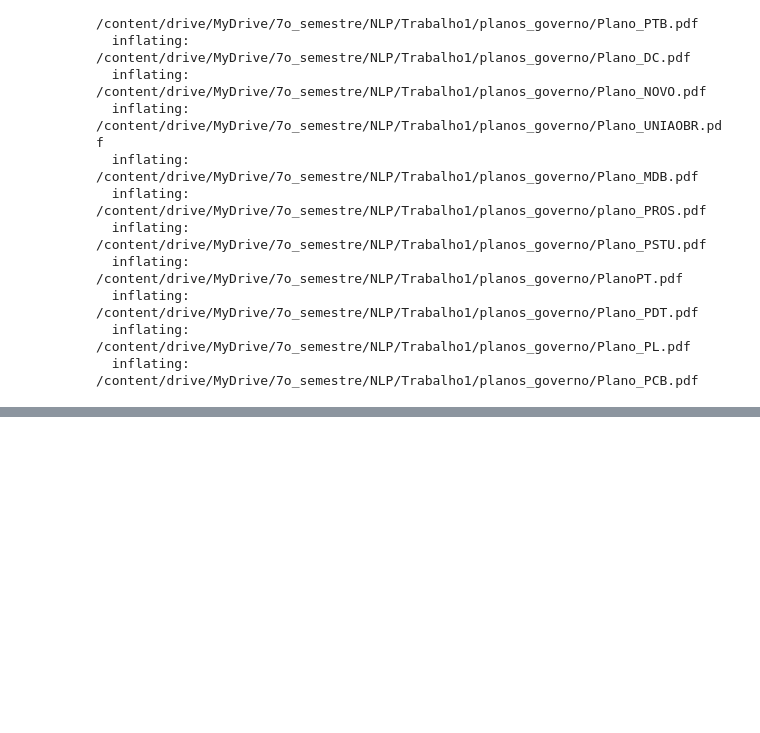
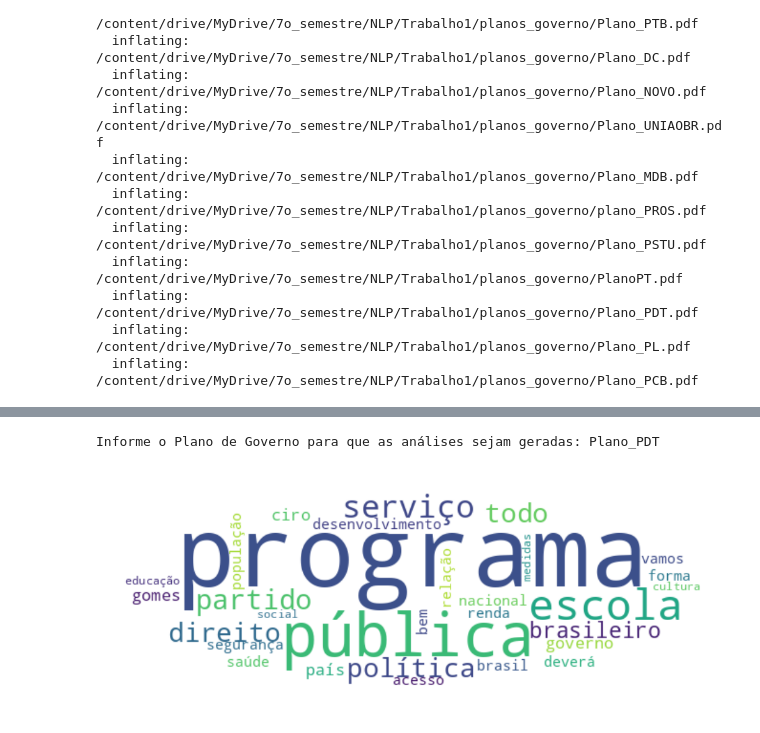
Before and after one commit to thiagosilva85/nlp, a Jupyter notebook: Analise_Texto_com_NLP.ipynb, the cells around one changed output, grey strips where cells are left out. Drawn from its saved outputs; the diff is of its cells as text; code cells hidden in the pictures; blank space fills up the shorter version.

```diff
--- a/Analise_Texto_com_NLP.ipynb
+++ b/Analise_Texto_com_NLP.ipynb
@@ -198,0 +315,10 @@ plt.show()
+# %%
+df_pivot = df_final.pivot_table(values='Quantidade', index = 'Palavra',
+                     columns= 'Plano',
+                     aggfunc= 'sum')
+df_pivot = df_pivot.fillna(0)
+df_pivot['Total'] = df_pivot.sum(axis=1, skipna=True)
+df_pivot = df_pivot.sort_values(by=['Total'], ascending=False)
+df_pivot = df_pivot.drop('Total', axis=1)
+
+df_pivot.head(10)
@@ -198,0 +355,39 @@ plt.show()
+# %%
+listaPlano = ['Plano_MDB','Plano_PUP','Plano_PTB','Plano_NOVO','plano_PROS','Plano_DC','Plano_PL','Plano_PCB','PlanoPT','Plano_UNIAOBR','Plano_PSTU','Plano_PDT']
+
+plano = input('Informe o Plano de Governo para que as análises sejam geradas: ')
+
+if plano in listaPlano:
+  df_plano = df_pivot[plano]
+  df_plano = pd.DataFrame(df_plano, columns=['Descarte',plano])
+  df_plano.reset_index(inplace=True)
+  df_plano = df_plano.drop('Descarte', axis=1)
+  df_plano = df_plano.sort_values(by=[plano], ascending=False)
+
+  #Nuvem de palavra
+  mask = np.array(Image.open('/content/drive/MyDrive/7o_semestre/NLP/Trabalho1/elipse.JPG'))
+  words = df_plano['Palavra']
+  all_words = ' '.join(w for w in words)
+  wc = WordCloud(stopwords = STOPWORDS,
+                mask = mask, background_color = "white",
+                max_words = 30, max_font_size = 500,
+                random_state = 42, width = mask.shape[1],
+                height = mask.shape[0])
+  wc.generate(all_words)
+  fig, ax = plt.subplots(figsize=(18,18))
+  ax.imshow(wc, interpolation="bilinear")
+  ax.axis('off')
+  plt.show()
+
+  #Gráfico de barras
+  fig = px.bar(df_plano.head(30), \
+              x='Palavra', \
+              y=plano, \
+              title='Detalhamento das 30 palavras mais mencionadas no Plano de Governo ('+df_plano.columns[1]+")")
+  fig.show()
+
+else:
+  print('Plano de Governo não encontrado! \nTente novamente.')
+# %% [output]
+Informe o Plano de Governo para que as análises sejam geradas: Plano_PDT
+[figure, added]
```
Also changed, not shown: parts of 44 cells of this notebook.
